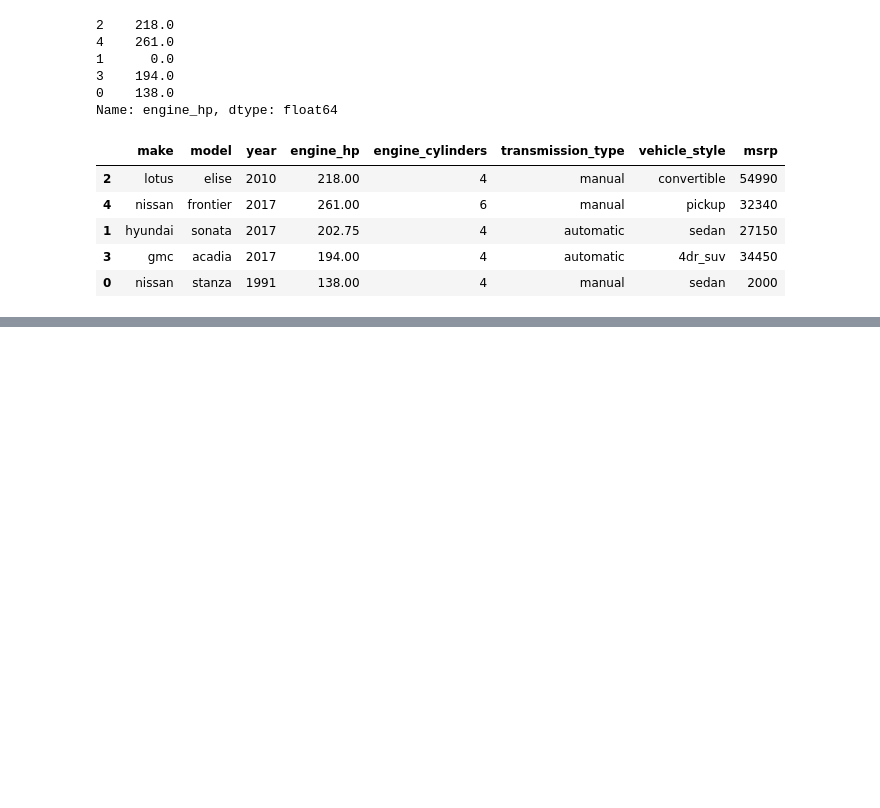
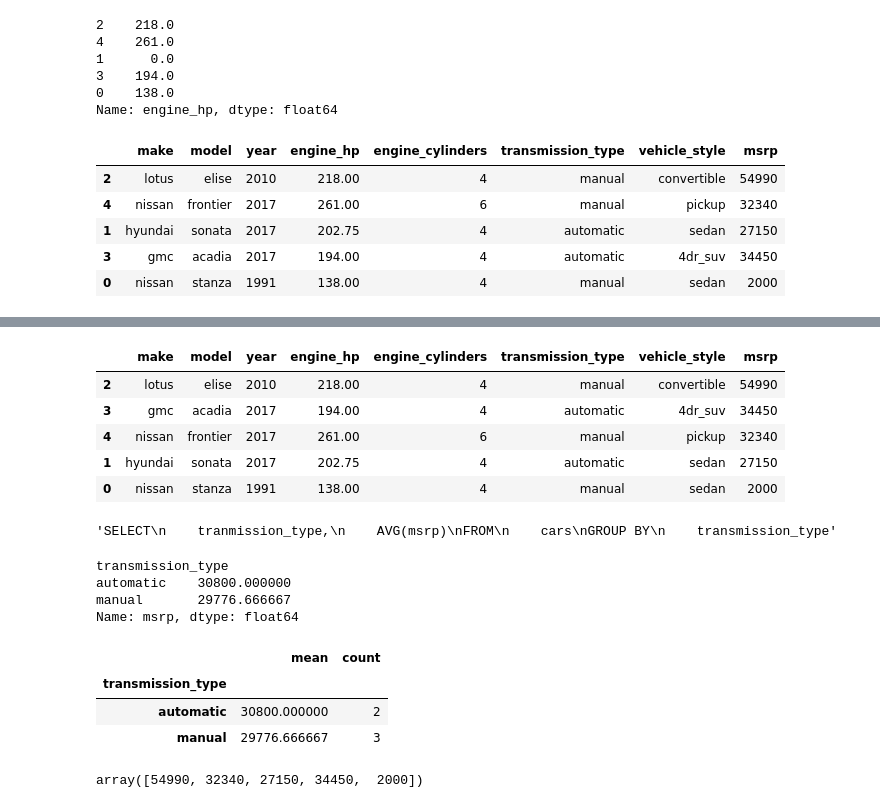
Before and after one commit to rodmargon/machine-learning-zoocamp-homework, a Jupyter notebook: 01-Intro/pandas.ipynb, the cells around one changed output, grey strips where cells are left out. Drawn from its saved outputs; the diff is of its cells as text; code cells hidden in the pictures; blank space fills up the shorter version.

Commit message:
Pandas sorting and grouping

```diff
--- a/01-Intro/pandas.ipynb
+++ b/01-Intro/pandas.ipynb
@@ -622,0 +632,37 @@ df
+# %%
+df.sort_values(by='msrp', ascending=False)
+# %% [output]
+|  | make | model | year | engine_hp | engine_cylinders | transmission_type | vehicle_style | msrp |
+| 2 | lotus | elise | 2010 | 218.00 | 4 | manual | convertible | 54990 |
+| 3 | gmc | acadia | 2017 | 194.00 | 4 | automatic | 4dr_suv | 34450 |
+| 4 | nissan | frontier | 2017 | 261.00 | 6 | manual | pickup | 32340 |
+| 1 | hyundai | sonata | 2017 | 202.75 | 4 | automatic | sedan | 27150 |
+| 0 | nissan | stanza | 1991 | 138.00 | 4 | manual | sedan | 2000 |
+# %%
+'''SELECT
+    tranmission_type,
+    AVG(msrp)
+FROM
+    cars
+GROUP BY
+    transmission_type'''
+# %% [output]
+'SELECT\n    tranmission_type,\n    AVG(msrp)\nFROM\n    cars\nGROUP BY\n    transmission_type'
+# %%
+df.groupby('transmission_type').msrp.mean()
+# %% [output]
+transmission_type
+automatic    30800.000000
+manual       29776.666667
+Name: msrp, dtype: float64
+# %%
+df.groupby('transmission_type').msrp.agg(['mean', 'count'])
+# %% [output]
+|  | mean | count |
+| transmission_type |  |  |
+| automatic | 30800.000000 | 2 |
+| manual | 29776.666667 | 3 |
+# %%
+df.msrp.values
+# %% [output]
+array([54990, 32340, 27150, 34450,  2000])
```
Also changed, not shown: parts of 1 cell of this notebook.
